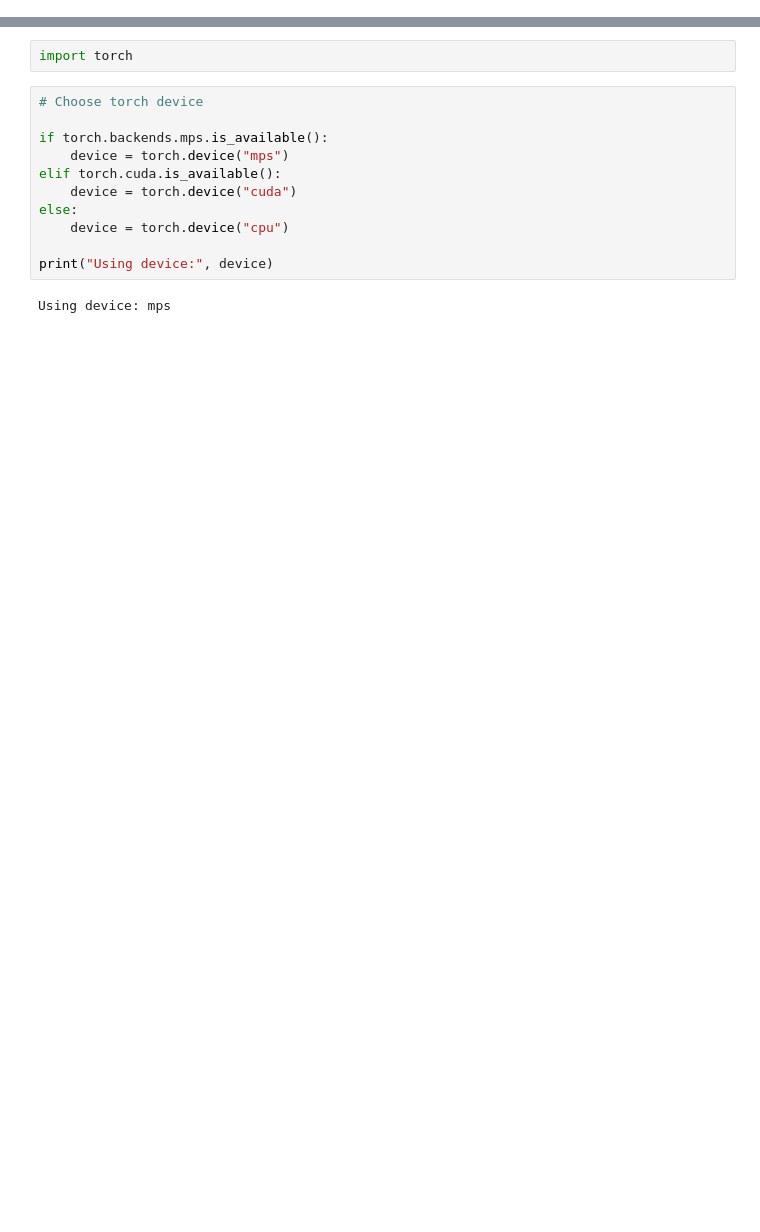
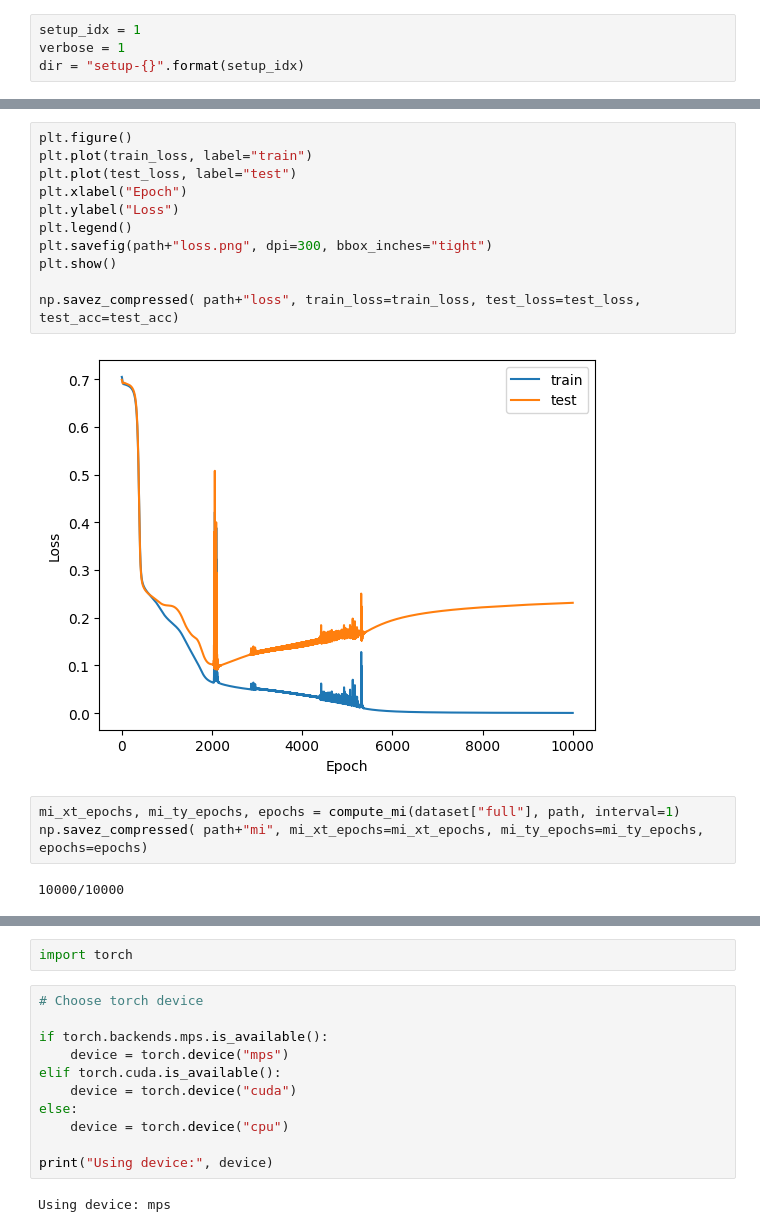
Before and after one commit to AliceDeLorenci/Information-Bottleneck, a Jupyter notebook: IB.ipynb, the cells around one changed output, grey strips where cells are left out. Cells and saved outputs as stored; diff of their text form; blank space fills up the shorter version.

```diff
--- a/IB.ipynb
+++ b/IB.ipynb
@@ -5,0 +22,4 @@ Path("./teste/").mkdir(parents=True, exist_ok=True)
+# %%
+setup_idx = 1
+verbose = 1
+dir = "setup-{}".format(setup_idx)
@@ -5,0 +108,18 @@ Path("./teste/").mkdir(parents=True, exist_ok=True)
+# %%
+plt.figure()
+plt.plot(train_loss, label="train")
+plt.plot(test_loss, label="test")
+plt.xlabel("Epoch")
+plt.ylabel("Loss")
+plt.legend()
+plt.savefig(path+"loss.png", dpi=300, bbox_inches="tight")
+plt.show()
+
+np.savez_compressed( path+"loss", train_loss=train_loss, test_loss=test_loss, test_acc=test_acc)
+# %% [output]
+[figure, added]
+# %%
+mi_xt_epochs, mi_ty_epochs, epochs = compute_mi(dataset["full"], path, interval=1)
+np.savez_compressed( path+"mi", mi_xt_epochs=mi_xt_epochs, mi_ty_epochs=mi_ty_epochs, epochs=epochs)
+# %% [output]
+10000/10000
```
Also changed, not shown: parts of 13 cells of this notebook, 4 other files.
